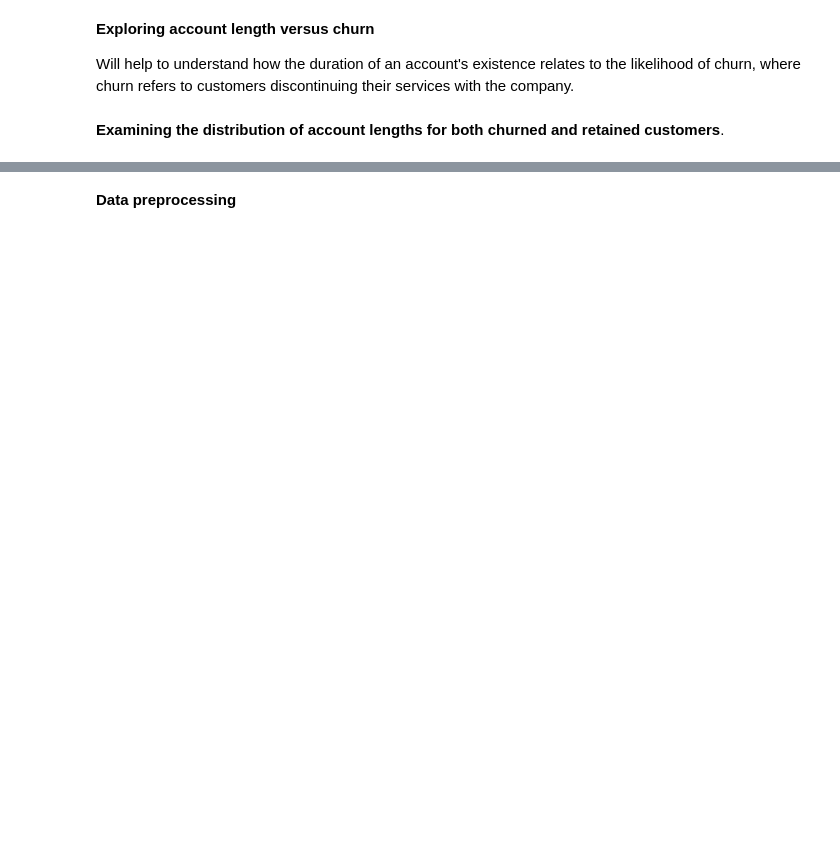
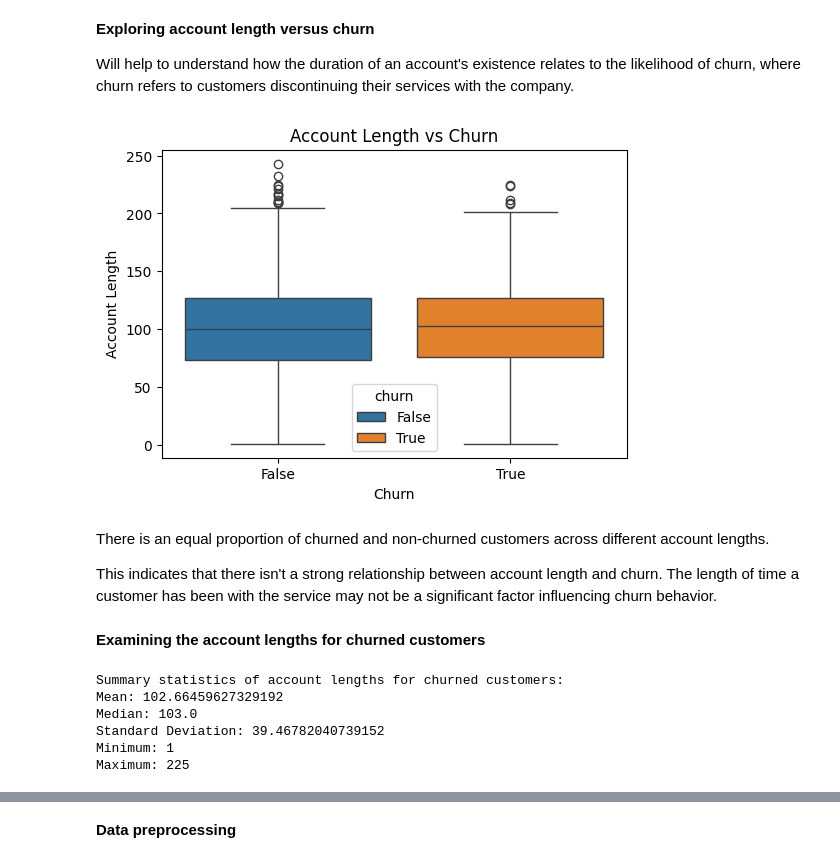
Before and after one commit to JoanwaMaina/Classification-Model, a Jupyter notebook: Customer_Churn_Predictor_Model.ipynb, the cells around one changed output, grey strips where cells are left out. Cells and saved outputs as stored; diff of their text form; code cells hidden in the pictures; blank space fills up the shorter version.

```diff
--- a/Customer_Churn_Predictor_Model.ipynb
+++ b/Customer_Churn_Predictor_Model.ipynb
@@ -401,5 +502,44 @@ Are customers in certain areas more likely to churn?
 **Exploring account length versus churn**
 
 Will help to understand how the duration of an account's existence relates to the likelihood of churn, where churn refers to customers discontinuing their services with the company.
+# %%
+#Box plot to visualise account length against churn
+plt.figure(figsize=(6, 4))
+sns.boxplot(x='churn', y='account_length',hue="churn", data=df)
+plt.title('Account Length vs Churn')
+plt.xlabel('Churn')
+plt.ylabel('Account Length')
+plt.show()
+# %% [output]
+[figure, added]
+# %% [markdown]
+There is an  equal proportion of churned and non-churned customers across different account lengths.
+
+This indicates that there isn't a strong relationship between account length and churn. The length of time a customer has been with the service may not be a significant factor influencing churn behavior.
 # %% [markdown]
-**Examining the distribution of account lengths for both churned and retained customers**.
+**Examining the account lengths for churned customers**
+# %%
+# Filter churned customers
+churned_customers = df[df['churn'] == 1]
+
+# Calculate summary statistics
+mean_account_length = churned_customers['account_length'].mean()
+median_account_length = churned_customers['account_length'].median()
+std_account_length = churned_customers['account_length'].std()
+min_account_length = churned_customers['account_length'].min()
+max_account_length = churned_customers['account_length'].max()
+
+# Print the summary statistics
+print("Summary statistics of account lengths for churned customers:")
+print("Mean:", mean_account_length)
+print("Median:", median_account_length)
+print("Standard Deviation:", std_account_length)
+print("Minimum:", min_account_length)
+print("Maximum:", max_account_length)
+# %% [output]
+Summary statistics of account lengths for churned customers:
+Mean: 102.66459627329192
+Median: 103.0
+Standard Deviation: 39.46782040739152
+Minimum: 1
+Maximum: 225
```
Also changed, not shown: parts of 84 cells of this notebook.
